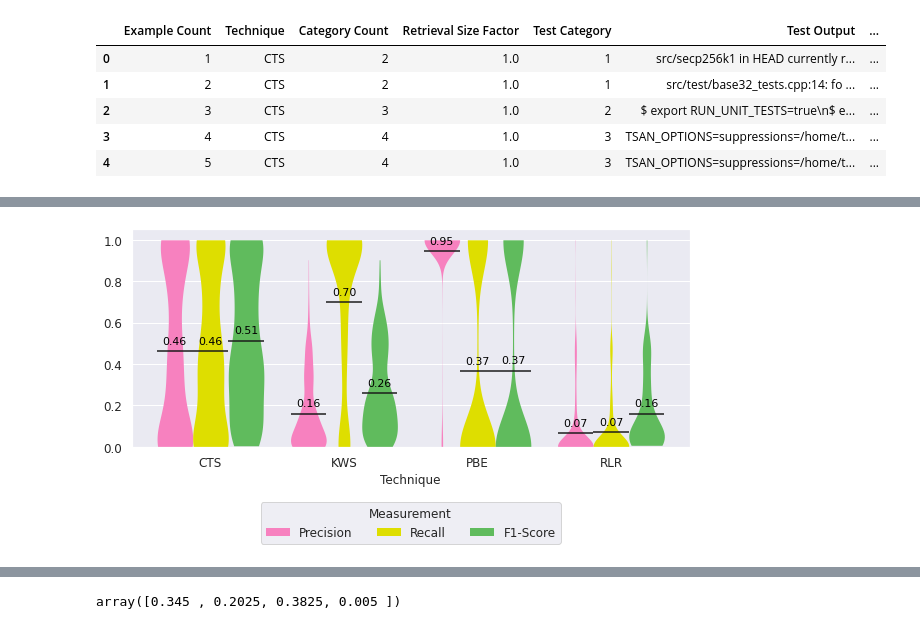
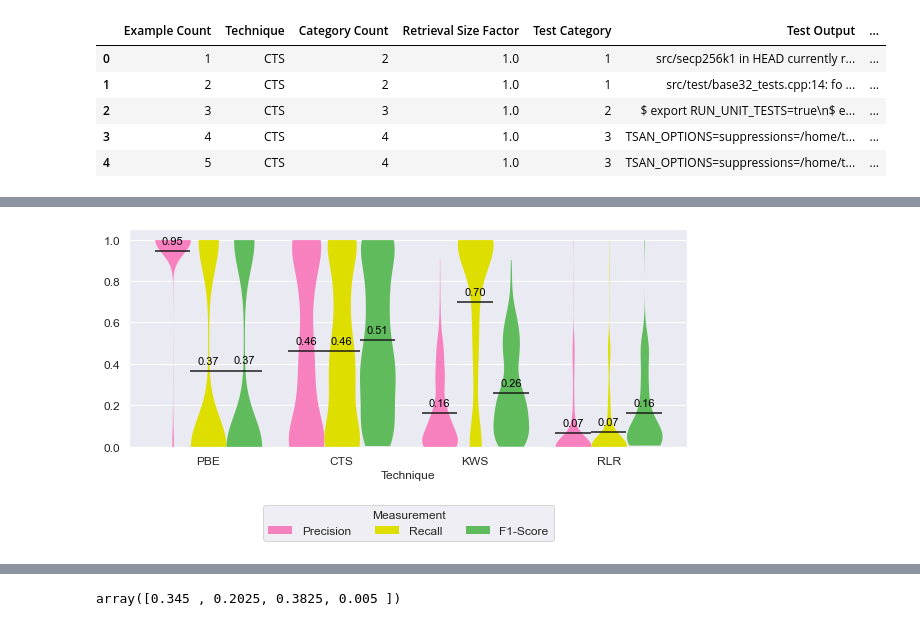
Before and after one commit to lacinoire/master-thesis, a Jupyter notebook: evaluation/results/big_study_data_analysis.ipynb, the cells around one changed output, grey strips where cells are left out. Drawn from its saved outputs; the diff is of its cells as text; code cells hidden in the pictures.

```diff
--- a/evaluation/results/big_study_data_analysis.ipynb
+++ b/evaluation/results/big_study_data_analysis.ipynb
@@ -55,4 +55,4 @@ def process_fig(ax, name, technique, int_annotation, hue_title, labels=[], fonts
     plt.show()
     ax.clear()
 # %%
-plt.rcParams.keys()
+#plt.rcParams.keys()
@@ -77,5 +59,5 @@ KeysView(RcParams({'_internal.classic_mode': False,
 # %%
-techniques = ['CTS', 'KWS', 'PBE', 'RLR']
+techniques = ['PBE', 'CTS', 'KWS', 'RLR']
 bool_order = [True, False]
 pr_labels= ['Precision', 'Recall', 'F1-Score']
 # %%
@@ -223,13 +205,13 @@ rcpr.head()
 | 3 | 4 | CTS | 4 | 1.0 | 3 | TSAN_OPTIONS=suppressions=/home/t... | ... |
 | 4 | 5 | CTS | 4 | 1.0 | 3 | TSAN_OPTIONS=suppressions=/home/t... | ... |
 # %%
-def fancy_pr_plot(x, data):
+def fancy_pr_plot(x, data, order=None):
     ax = sns.barplot(x=x, y='Value', hue='Measurement', data=data,
-                     fill=False, linewidth=0, ci=None)
+                     fill=False, linewidth=0, ci=None, order=order)
     sns.violinplot(x=x, y='Value', hue='Measurement', data=data,
                    inner=None, scale_hue=True,
                    linewidth=0, edgecolor='asf', split=False,
                    cut=0, scale='width', saturation=1,
-                   dodge=True, palette=['#f781bf','#dede00', '#60bb5d'])
+                   dodge=True, palette=['#f781bf','#dede00', '#60bb5d'], order=order)
     return ax
 # %%
@@ -272,6 +254,6 @@ for technique in techniques:
 # %%
-# recall precision all techniques
-ax = fancy_pr_plot('Technique', rcpr)
+# Results all techniques
+ax = fancy_pr_plot('Technique', rcpr, order=techniques)
 process_fig(ax, 'recall-precision', 'all', False, 'Measurement', labels=pr_labels)
 # %% [output]
-[figure, old version]
+[figure, new version]
```
Also changed, not shown: parts of 33 cells of this notebook, 51 other files.
